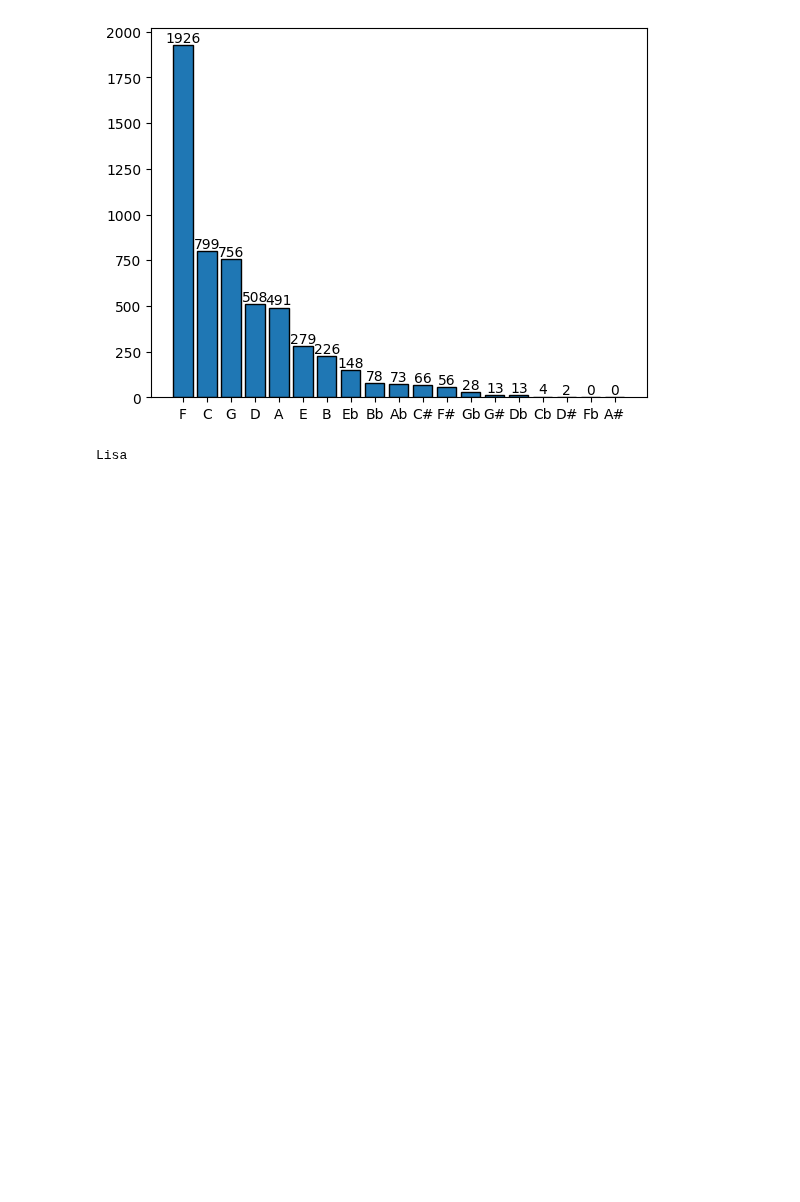
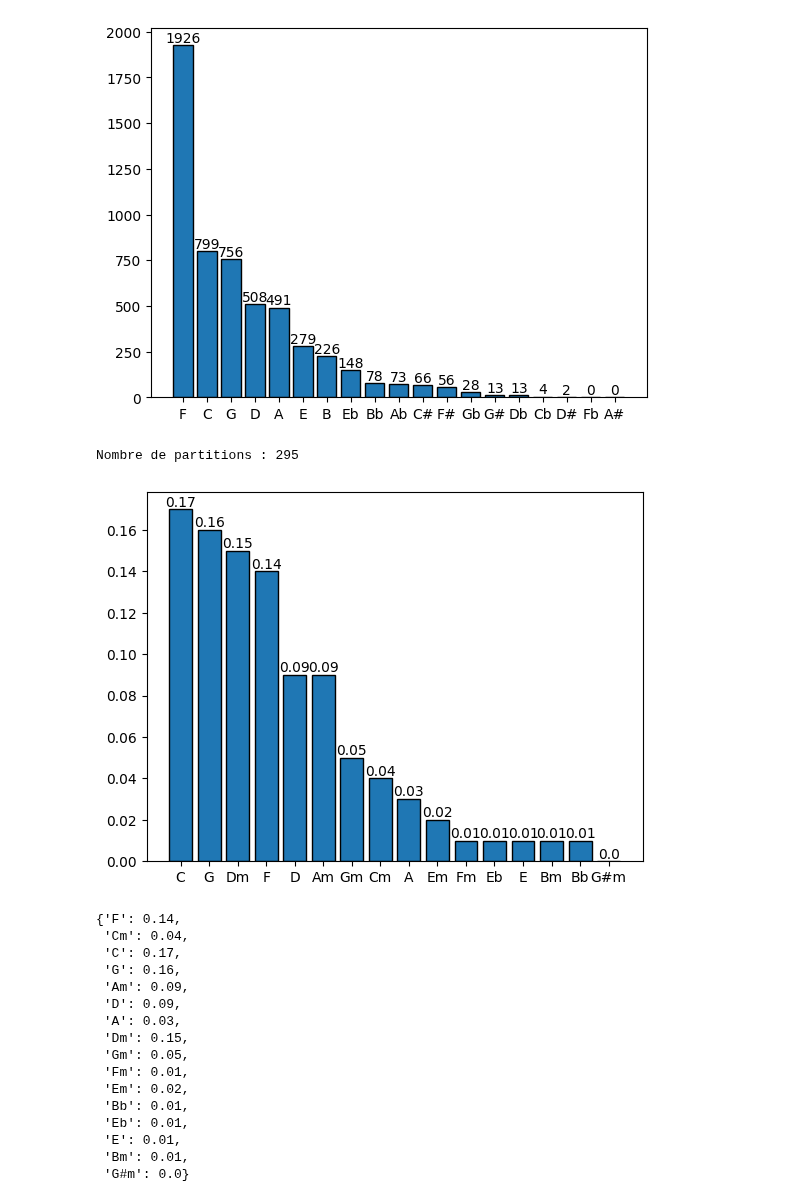
Before and after one commit to Gowthraven/Projet_M2, a Jupyter notebook: data_analysis.ipynb, the cells around one changed output. Drawn from its saved outputs; the diff is of its cells as text; code cells hidden in the pictures; blank space fills up the shorter version.

Commit message:
bugfix analyse statistique et ajout global key count

```diff
--- a/data_analysis.ipynb
+++ b/data_analysis.ipynb
@@ -64,3 +43,6 @@ def plotHistogram(dico):
     for i in range(len(keys)):
         plt.text(i, values[i], str(values[i]), ha='center', va='bottom')
     plt.show()
+# %%
+df = pd.read_csv("Data/choro.tsv", sep="\t",usecols=["root","title","chord","global_key"])
+print(df["root"][len(df)-1])
@@ -83,5 +67,36 @@ plotHistogram(stats["transition"]["C"])
 [figure]
 [figure]
 # %%
+def globalKeyCount(df):
+    global_keys=df["global_key"].unique()
+    global_key_count={key : 0 for key in global_keys}
+    global_key_count[df["global_key"][0]]+=1
+    for i in range(len(df)-1):
+        if df["title"][i]!=df["title"][i+1]:
+            global_key_count[df["global_key"][i+1]]+=1
+    n=sum(global_key_count.values())
+    print("Nombre de partitions : " + str(n))
+    global_key_count={key: round(value/max(n,1),2) for key, value in global_key_count.items()}
+    plotHistogram(global_key_count)
+    return global_key_count
-# %% [output]
-Lisa
+# %%
+globalKeyCount(df)
+# %% [output]
+Nombre de partitions : 295
+[figure, added]
+{'F': 0.14,
+ 'Cm': 0.04,
+ 'C': 0.17,
+ 'G': 0.16,
+ 'Am': 0.09,
+ 'D': 0.09,
+ 'A': 0.03,
+ 'Dm': 0.15,
+ 'Gm': 0.05,
+ 'Fm': 0.01,
+ 'Em': 0.02,
+ 'Bb': 0.01,
+ 'Eb': 0.01,
+ 'E': 0.01,
+ 'Bm': 0.01,
+ 'G#m': 0.0}
```
Also changed, not shown: parts of 4 cells of this notebook.
